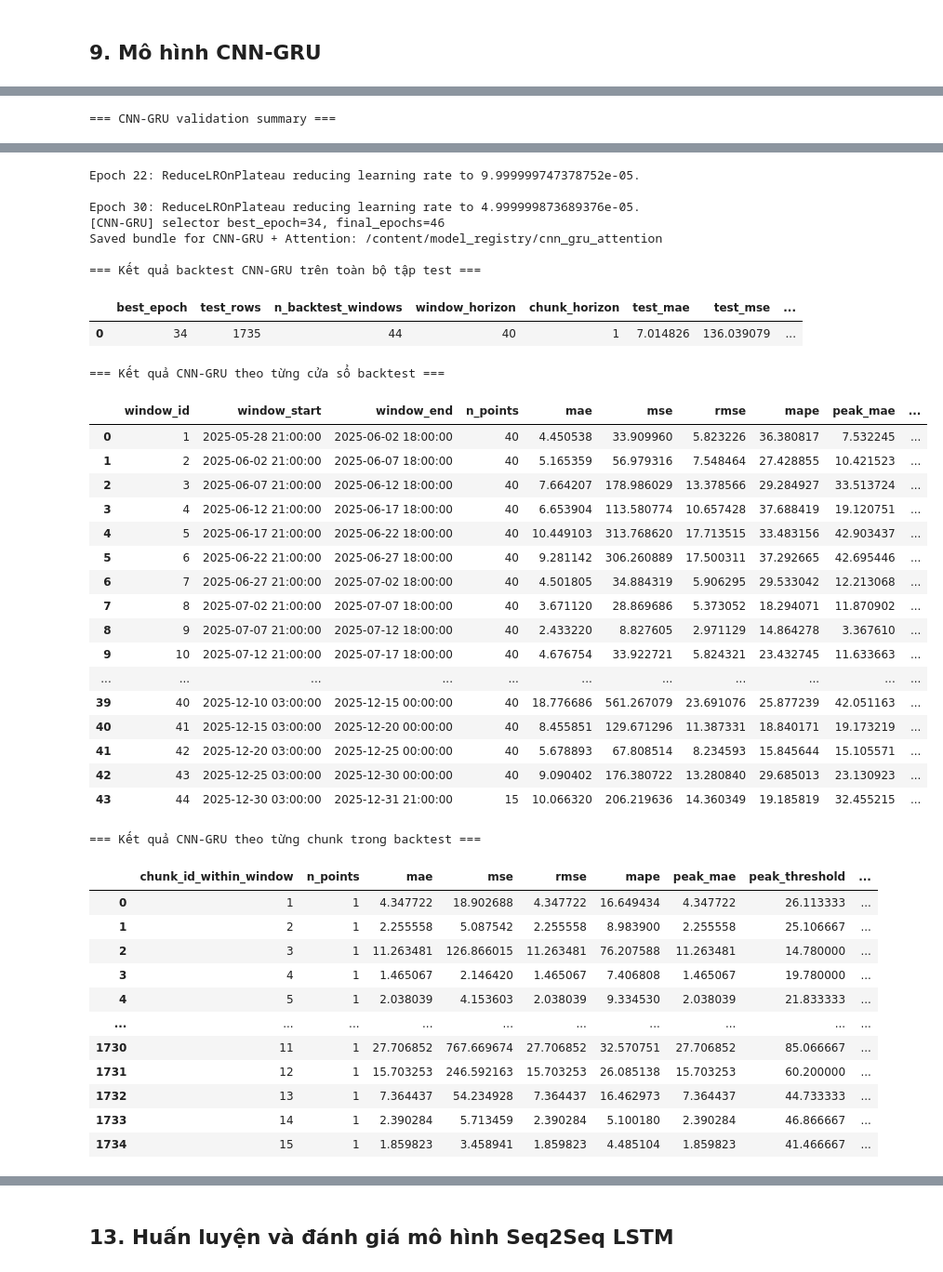
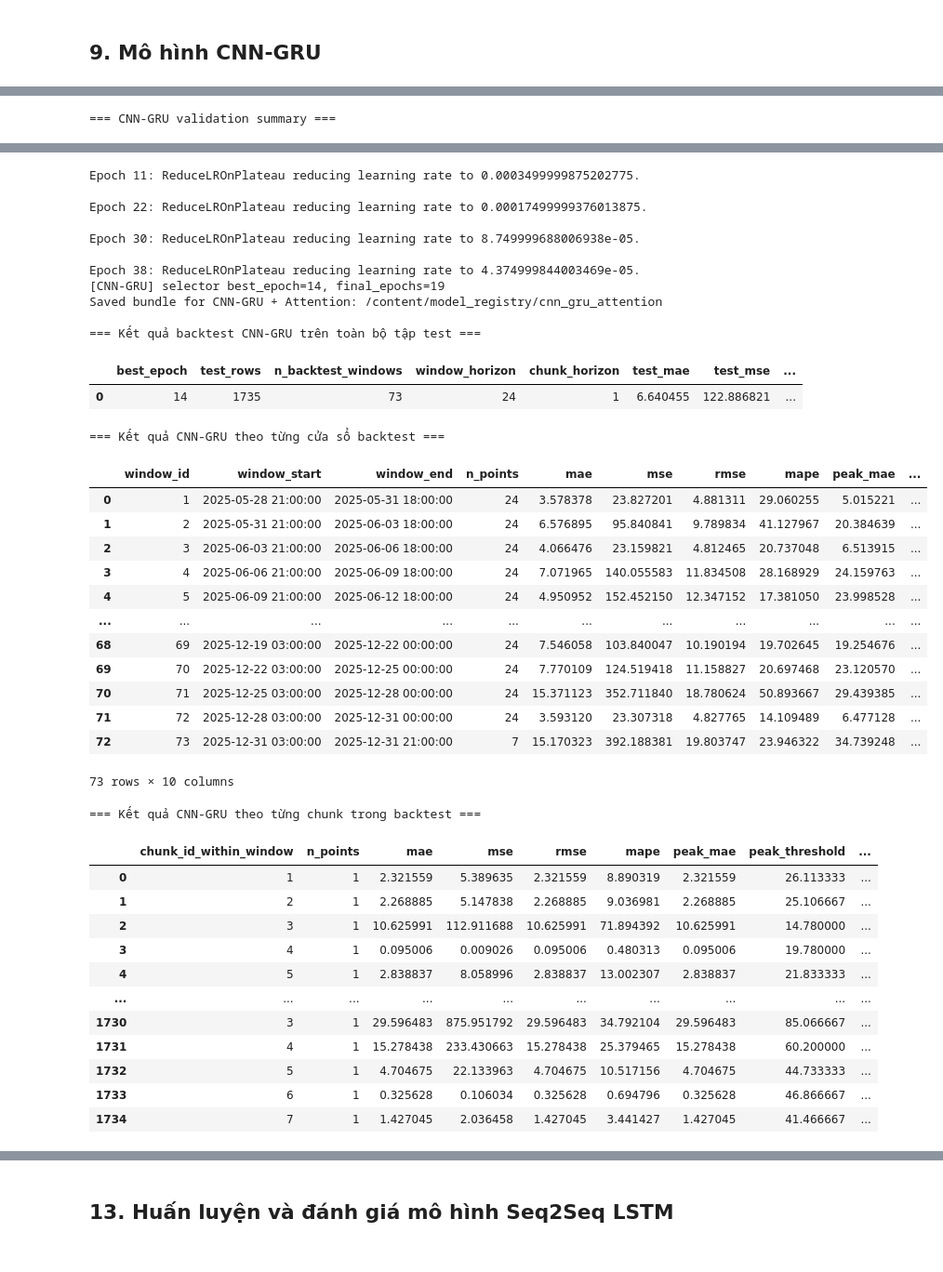
Before and after one commit to HoangHumg1210/hoankiem-air-quality-forecasting, a Jupyter notebook: notebooks/03_model.ipynb, the cells around one changed output, grey strips where cells are left out. Shown at 93% size. Cells and saved outputs as stored; diff of their text form; code cells hidden in the pictures.

```diff
--- a/notebooks/03_model.ipynb
+++ b/notebooks/03_model.ipynb
@@ -452,7 +452,7 @@ Bộ đặc trưng đang dùng: ['PM25_lag_1', 'PM25_lag_8', 'PM25_lag_24', 'PM2
 
 LOOKBACK = 112
 CHUNK_HORIZON = 1
-ROLLOUT_HORIZON = 40
+ROLLOUT_HORIZON = 24
 N_CHUNKS = ROLLOUT_HORIZON // CHUNK_HORIZON
 HORIZON = CHUNK_HORIZON
 EVAL_SIZE = ROLLOUT_HORIZON
@@ -1336,17 +1336,7 @@ def build_gru_model(
         name="time_distributed_output",
     )(x)
 
-        # ===== SỬA Ở ĐÂY =====
-    forecast_delta = tf.keras.layers.Reshape(
-        (horizon,), name="forecast_delta"
-    )(x)
-    decoder_baseline = tf.keras.layers.Reshape(
-        (horizon,), name="decoder_baseline"
-    )(decoder_inputs)
-    outputs = tf.keras.layers.Add(
-        name="forecast_output"
-    )([forecast_delta, decoder_baseline])
-    # =====================)
+    outputs = tf.keras.layers.Reshape((horizon,), name="forecast_output")(x)
 
     model_name = "seq2seq_gru_attention" if use_attention else "seq2seq_gru"
     model = tf.keras.Model(inputs=[encoder_inputs, decoder_inputs], outputs=outputs, name=model_name)
@@ -1401,7 +1392,7 @@ for feature_set_name in [SELECTED_FEATURE_SET, OPTIMISTIC_FEATURE_SET]:
         raise ValueError(f"Thiếu các cột feature cho {feature_set_name}: {missing_feature_cols}")
 
 MODEL_KWARGS = {
-    "gru_units": (256, 128, 64),
+    "gru_units": (128, 64),
     "dense_units": 128,
     "dropout": 0.15,
     "recurrent_dropout": 0.0,
@@ -2070,8 +2045,8 @@ def build_cnn_gru_model(
 
 CNN_GRU_MODEL_KWARGS = {
     "conv_filters": (64, 128),
-    "kernel_size": 5,
-    "pool_size": 2,
+    "kernel_size": 3,
+    "pool_size": 1,
     "gru_units": (128, 64),
     "dense_units": 128,
     "dropout": 0.10,
@@ -2475,40 +2450,40 @@ Epoch 38: ReduceLROnPlateau reducing learning rate to 2.499999936844688e-05.
-Epoch 22: ReduceLROnPlateau reducing learning rate to 9.999999747378752e-05.
+Epoch 11: ReduceLROnPlateau reducing learning rate to 0.0003499999875202775.
 
-Epoch 30: ReduceLROnPlateau reducing learning rate to 4.999999873689376e-05.
-[CNN-GRU] selector best_epoch=34, final_epochs=46
+Epoch 22: ReduceLROnPlateau reducing learning rate to 0.00017499999376013875.
+
+Epoch 30: ReduceLROnPlateau reducing learning rate to 8.749999688006938e-05.
+
+Epoch 38: ReduceLROnPlateau reducing learning rate to 4.374999844003469e-05.
+[CNN-GRU] selector best_epoch=14, final_epochs=19
 Saved bundle for CNN-GRU + Attention: /content/model_registry/cnn_gru_attention
 
 === Kết quả backtest CNN-GRU trên toàn bộ tập test ===
 |  | best_epoch | test_rows | n_backtest_windows | window_horizon | chunk_horizon | test_mae | test_mse | ... |
-| 0 | 34 | 1735 | 44 | 40 | 1 | 7.014826 | 136.039079 | ... |
+| 0 | 14 | 1735 | 73 | 24 | 1 | 6.640455 | 122.886821 | ... |
 === Kết quả CNN-GRU theo từng cửa sổ backtest ===
 |  | window_id | window_start | window_end | n_points | mae | mse | rmse | mape | peak_mae | ... |
-| 0 | 1 | 2025-05-28 21:00:00 | 2025-06-02 18:00:00 | 40 | 4.450538 | 33.909960 | 5.823226 | 36.380817 | 7.532245 | ... |
-| 1 | 2 | 2025-06-02 21:00:00 | 2025-06-07 18:00:00 | 40 | 5.165359 | 56.979316 | 7.548464 | 27.428855 | 10.421523 | ... |
-| 2 | 3 | 2025-06-07 21:00:00 | 2025-06-12 18:00:00 | 40 | 7.664207 | 178.986029 | 13.378566 | 29.284927 | 33.513724 | ... |
-| 3 | 4 | 2025-06-12 21:00:00 | 2025-06-17 18:00:00 | 40 | 6.653904 | 113.580774 | 10.657428 | 37.688419 | 19.120751 | ... |
-| 4 | 5 | 2025-06-17 21:00:00 | 2025-06-22 18:00:00 | 40 | 10.449103 | 313.768620 | 17.713515 | 33.483156 | 42.903437 | ... |
-| 5 | 6 | 2025-06-22 21:00:00 | 2025-06-27 18:00:00 | 40 | 9.281142 | 306.260889 | 17.500311 | 37.292665 | 42.695446 | ... |
-| 6 | 7 | 2025-06-27 21:00:00 | 2025-07-02 18:00:00 | 40 | 4.501805 | 34.884319 | 5.906295 | 29.533042 | 12.213068 | ... |
-| 7 | 8 | 2025-07-02 21:00:00 | 2025-07-07 18:00:00 | 40 | 3.671120 | 28.869686 | 5.373052 | 18.294071 | 11.870902 | ... |
-| 8 | 9 | 2025-07-07 21:00:00 | 2025-07-12 18:00:00 | 40 | 2.433220 | 8.827605 | 2.971129 | 14.864278 | 3.367610 | ... |
-| 9 | 10 | 2025-07-12 21:00:00 | 2025-07-17 18:00:00 | 40 | 4.676754 | 33.922721 | 5.824321 | 23.432745 | 11.633663 | ... |
+| 0 | 1 | 2025-05-28 21:00:00 | 2025-05-31 18:00:00 | 24 | 3.578378 | 23.827201 | 4.881311 | 29.060255 | 5.015221 | ... |
+| 1 | 2 | 2025-05-31 21:00:00 | 2025-06-03 18:00:00 | 24 | 6.576895 | 95.840841 | 9.789834 | 41.127967 | 20.384639 | ... |
+| 2 | 3 | 2025-06-03 21:00:00 | 2025-06-06 18:00:00 | 24 | 4.066476 | 23.159821 | 4.812465 | 20.737048 | 6.513915 | ... |
+| 3 | 4 | 2025-06-06 21:00:00 | 2025-06-09 18:00:00 | 24 | 7.071965 | 140.055583 | 11.834508 | 28.168929 | 24.159763 | ... |
+| 4 | 5 | 2025-06-09 21:00:00 | 2025-06-12 18:00:00 | 24 | 4.950952 | 152.452150 | 12.347152 | 17.381050 | 23.998528 | ... |
 | ... | ... | ... | ... | ... | ... | ... | ... | ... | ... | ... |
-| 39 | 40 | 2025-12-10 03:00:00 | 2025-12-15 00:00:00 | 40 | 18.776686 | 561.267079 | 23.691076 | 25.877239 | 42.051163 | ... |
-| 40 | 41 | 2025-12-15 03:00:00 | 2025-12-20 00:00:00 | 40 | 8.455851 | 129.671296 | 11.387331 | 18.840171 | 19.173219 | ... |
-| 41 | 42 | 2025-12-20 03:00:00 | 2025-12-25 00:00:00 | 40 | 5.678893 | 67.808514 | 8.234593 | 15.845644 | 15.105571 | ... |
-| 42 | 43 | 2025-12-25 03:00:00 | 2025-12-30 00:00:00 | 40 | 9.090402 | 176.380722 | 13.280840 | 29.685013 | 23.130923 | ... |
-| 43 | 44 | 2025-12-30 03:00:00 | 2025-12-31 21:00:00 | 15 | 10.066320 | 206.219636 | 14.360349 | 19.185819 | 32.455215 | ... |
+| 68 | 69 | 2025-12-19 03:00:00 | 2025-12-22 00:00:00 | 24 | 7.546058 | 103.840047 | 10.190194 | 19.702645 | 19.254676 | ... |
+| 69 | 70 | 2025-12-22 03:00:00 | 2025-12-25 00:00:00 | 24 | 7.770109 | 124.519418 | 11.158827 | 20.697468 | 23.120570 | ... |
+| 70 | 71 | 2025-12-25 03:00:00 | 2025-12-28 00:00:00 | 24 | 15.371123 | 352.711840 | 18.780624 | 50.893667 | 29.439385 | ... |
+| 71 | 72 | 2025-12-28 03:00:00 | 2025-12-31 00:00:00 | 24 | 3.593120 | 23.307318 | 4.827765 | 14.109489 | 6.477128 | ... |
+| 72 | 73 | 2025-12-31 03:00:00 | 2025-12-31 21:00:00 | 7 | 15.170323 | 392.188381 | 19.803747 | 23.946322 | 34.739248 | ... |
-=== Kết quả CNN-GRU theo từng chunk trong backtest ===
+73 rows × 10 columns
+=== Kết quả CNN-GRU theo từng chunk trong backtest ===
 |  | chunk_id_within_window | n_points | mae | mse | rmse | mape | peak_mae | peak_threshold | ... |
-| 0 | 1 | 1 | 4.347722 | 18.902688 | 4.347722 | 16.649434 | 4.347722 | 26.113333 | ... |
-| 1 | 2 | 1 | 2.255558 | 5.087542 | 2.255558 | 8.983900 | 2.255558 | 25.106667 | ... |
-| 2 | 3 | 1 | 11.263481 | 126.866015 | 11.263481 | 76.207588 | 11.263481 | 14.780000 | ... |
-| 3 | 4 | 1 | 1.465067 | 2.146420 | 1.465067 | 7.406808 | 1.465067 | 19.780000 | ... |
-| 4 | 5 | 1 | 2.038039 | 4.153603 | 2.038039 | 9.334530 | 2.038039 | 21.833333 | ... |
+| 0 | 1 | 1 | 2.321559 | 5.389635 | 2.321559 | 8.890319 | 2.321559 | 26.113333 | ... |
+| 1 | 2 | 1 | 2.268885 | 5.147838 | 2.268885 | 9.036981 | 2.268885 | 25.106667 | ... |
+| 2 | 3 | 1 | 10.625991 | 112.911688 | 10.625991 | 71.894392 | 10.625991 | 14.780000 | ... |
+| 3 | 4 | 1 | 0.095006 | 0.009026 | 0.095006 | 0.480313 | 0.095006 | 19.780000 | ... |
+| 4 | 5 | 1 | 2.838837 | 8.058996 | 2.838837 | 13.002307 | 2.838837 | 21.833333 | ... |
 | ... | ... | ... | ... | ... | ... | ... | ... | ... | ... |
-| 1730 | 11 | 1 | 27.706852 | 767.669674 | 27.706852 | 32.570751 | 27.706852 | 85.066667 | ... |
-| 1731 | 12 | 1 | 15.703253 | 246.592163 | 15.703253 | 26.085138 | 15.703253 | 60.200000 | ... |
-| 1732 | 13 | 1 | 7.364437 | 54.234928 | 7.364437 | 16.462973 | 7.364437 | 44.733333 | ... |
-| 1733 | 14 | 1 | 2.390284 | 5.713459 | 2.390284 | 5.100180 | 2.390284 | 46.866667 | ... |
-| 1734 | 15 | 1 | 1.859823 | 3.458941 | 1.859823 | 4.485104 | 1.859823 | 41.466667 | ... |
+| 1730 | 3 | 1 | 29.596483 | 875.951792 | 29.596483 | 34.792104 | 29.596483 | 85.066667 | ... |
+| 1731 | 4 | 1 | 15.278438 | 233.430663 | 15.278438 | 25.379465 | 15.278438 | 60.200000 | ... |
+| 1732 | 5 | 1 | 4.704675 | 22.133963 | 4.704675 | 10.517156 | 4.704675 | 44.733333 | ... |
+| 1733 | 6 | 1 | 0.325628 | 0.106034 | 0.325628 | 0.694796 | 0.325628 | 46.866667 | ... |
+| 1734 | 7 | 1 | 1.427045 | 2.036458 | 1.427045 | 3.441427 | 1.427045 | 41.466667 | ... |
```
Also changed, not shown: parts of 15 cells of this notebook, 25 other files.
